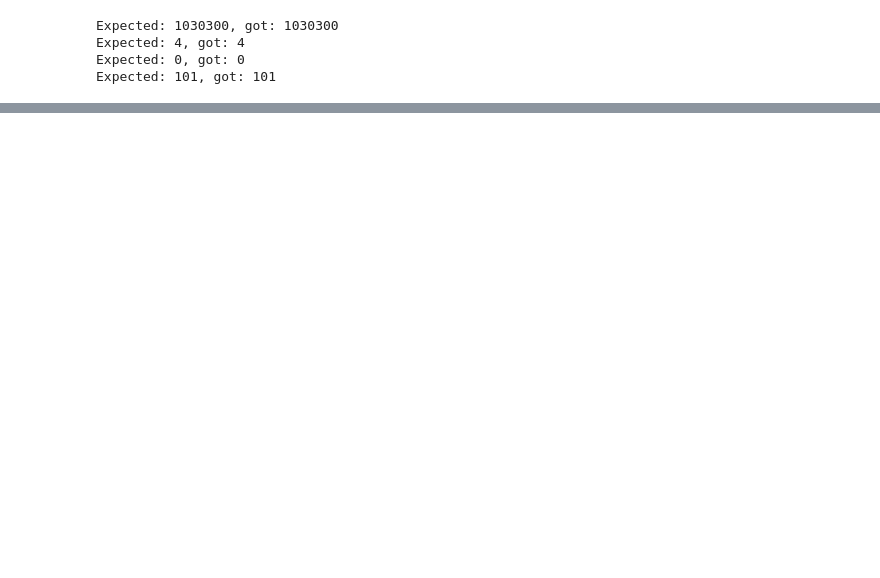
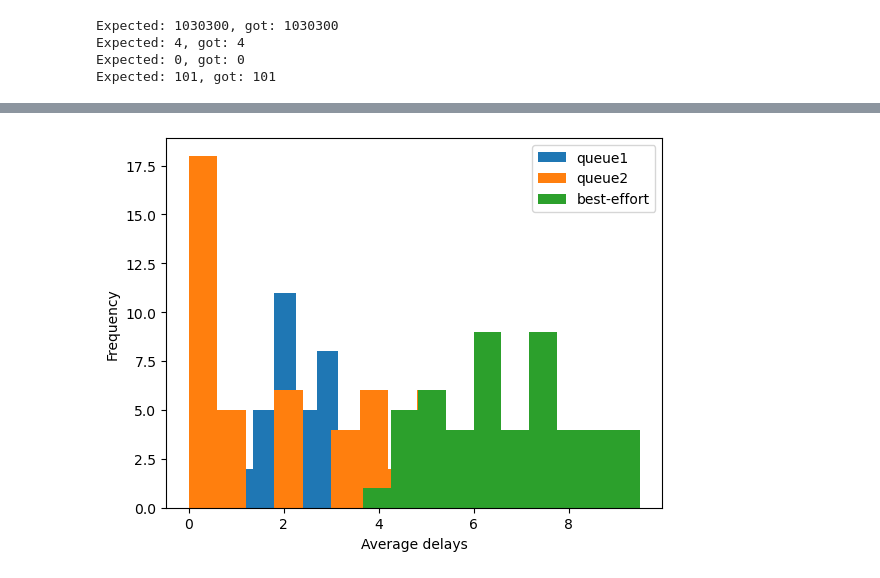
Before and after one commit to s3895776/MachineLearningAssignment2, a Jupyter notebook: SchedulerEnvironment.ipynb, the cells around one changed output, grey strips where cells are left out. Drawn from its saved outputs; the diff is of its cells as text; code cells hidden in the pictures; blank space fills up the shorter version.

```diff
--- a/SchedulerEnvironment.ipynb
+++ b/SchedulerEnvironment.ipynb
@@ -1351,0 +1455,40 @@ reinforcement_scheduler_hist(env, Q, seed = best_seed)
+# %%
+def reinforcement_scheduler_hist(env, Q, seed = None):
+    obs, info = env.reset(seed = seed)
+
+    done = False
+    step_index = 0
+    score = 0
+
+    x0 = []
+    x1 = []
+    x2 = []
+
+    while done != True:
+
+    #     get the next action
+        state_adj = get_state_index(discretize_state(obs), max_delay )
+
+        action = np.argmax(Q[state_adj])
+
+        obs, reward, terminated, truncated, info = env.step(action)
+        done = terminated or truncated
+
+        x0.append((obs["avg_delays"][0]))
+        x1.append((obs["avg_delays"][1]))
+        x2.append((obs["avg_delays"][2]))
+
+    plt.hist(x0)
+    plt.hist(x1)
+    plt.hist(x2)
+    plt.legend(["queue1", "queue2", "best-effort"])
+
+    plt.xlabel('Average delays')
+    plt.ylabel('Frequency')
+    plt.show()
+# %%
+env = SchedulerEnvironment(terminate_num = 50)
+# %%
+reinforcement_scheduler_hist(env, Q, 0)
+# %% [output]
+[figure, added]
```
Also changed, not shown: parts of 22 cells of this notebook.
